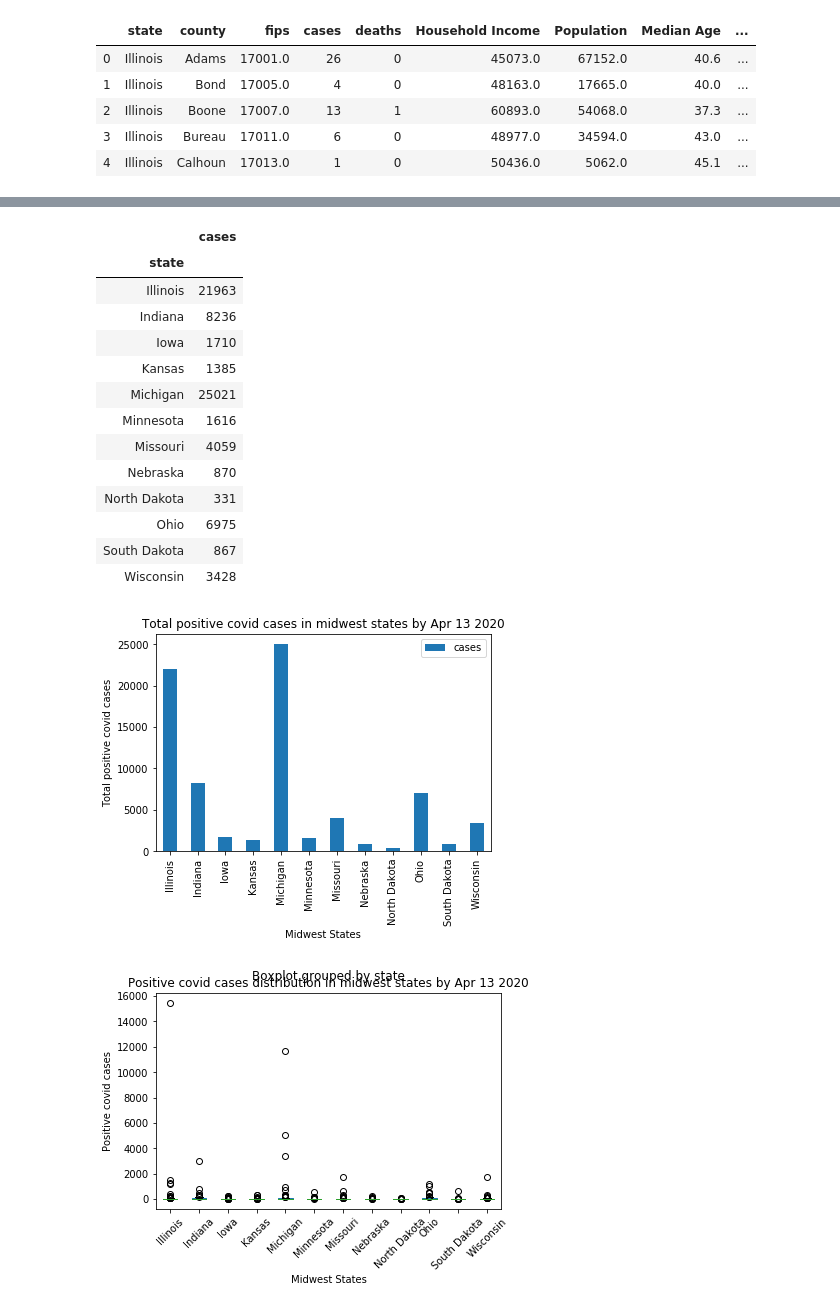
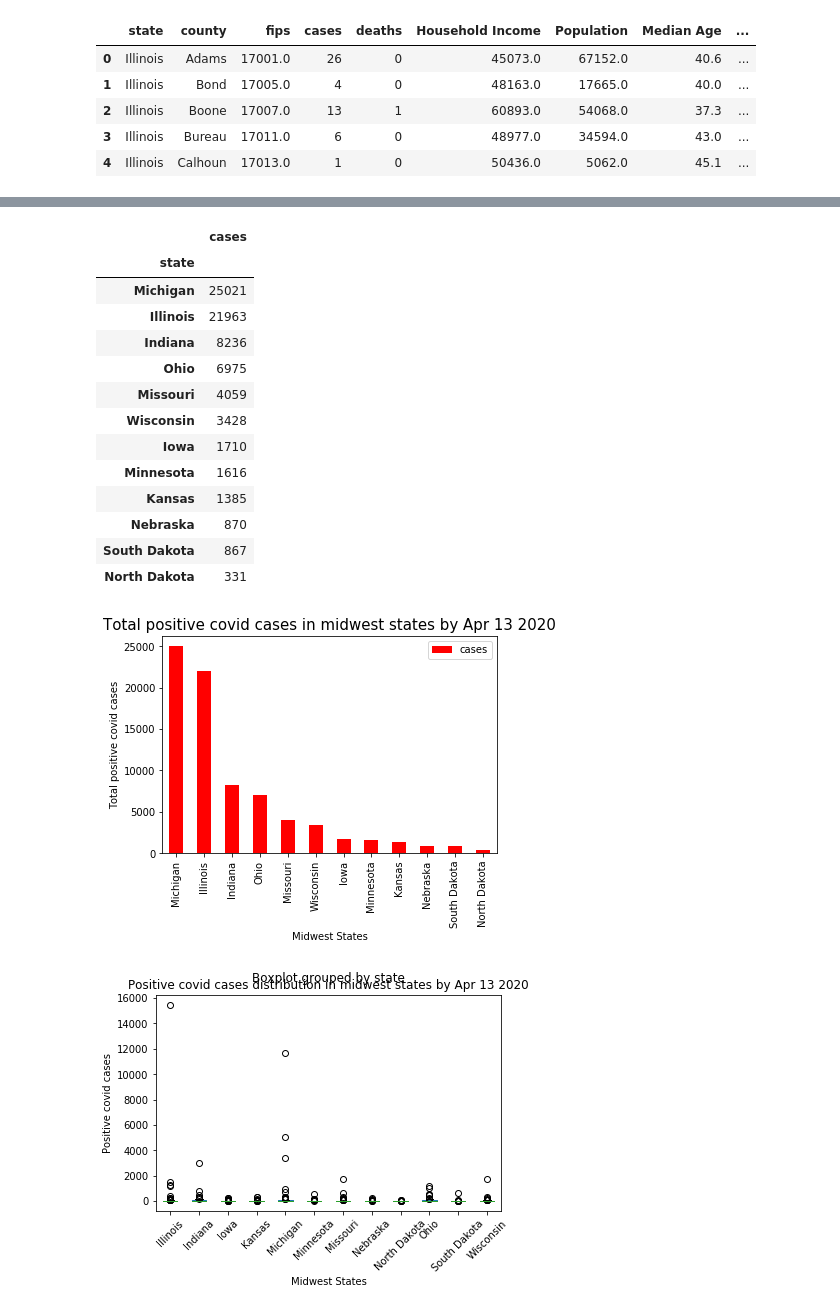
Before and after one commit to YaluZhou/project1, a Jupyter notebook: Midwest.ipynb, the cells around one changed output, grey strips where cells are left out. Cells and saved outputs as stored; diff of their text form; code cells hidden in the pictures.

```diff
--- a/Midwest.ipynb
+++ b/Midwest.ipynb
@@ -693,32 +712,33 @@ plt.show()
 # %%
 # Calculate the positive covid case by state
 mw_state_covid_df = mw_census_covid_df.groupby('state')
-mw_state_positive_df = pd.DataFrame(mw_state_covid_df['cases'].sum())
+mw_state_positive_df = pd.DataFrame(mw_state_covid_df['cases'].sum().sort_values(ascending=False))
 mw_state_positive_df
 # %% [output]
 |  | cases |
 | state |  |
+| Michigan | 25021 |
 | Illinois | 21963 |
 | Indiana | 8236 |
+| Ohio | 6975 |
+| Missouri | 4059 |
+| Wisconsin | 3428 |
 | Iowa | 1710 |
+| Minnesota | 1616 |
 | Kansas | 1385 |
-| Michigan | 25021 |
-| Minnesota | 1616 |
-| Missouri | 4059 |
 | Nebraska | 870 |
+| South Dakota | 867 |
 | North Dakota | 331 |
-| Ohio | 6975 |
-| South Dakota | 867 |
-| Wisconsin | 3428 |
 # %%
 # Bar plot to show positive covid cases per state
-state_positive_bar_chart = mw_state_positive_df.plot(kind='bar', title="Total positive covid cases in midwest states by Apr 13 2020")
+state_positive_bar_chart = mw_state_positive_df.plot(kind='bar', color="red", title="Total positive covid cases in midwest states by Apr 13 2020")
+state_positive_bar_chart.set_title("Total positive covid cases in midwest states by Apr 13 2020",fontsize=15)
 state_positive_bar_chart.set_xlabel("Midwest States")
 state_positive_bar_chart.set_ylabel("Total positive covid cases")
 plt.savefig('Total positive covid cases in midwest states by Apr 13 2020.png')
 plt.show()
 # %% [output]
-[figure, old version]
+[figure, new version]
 # %%
 # Box plot to show the distribution of positive covid case in each state
 mw_county_covid_dist = mw_census_covid_df.boxplot(column=['cases'], by='state',grid=False, rot=45, fontsize=10)
```
Also changed, not shown: parts of 18 cells of this notebook.
